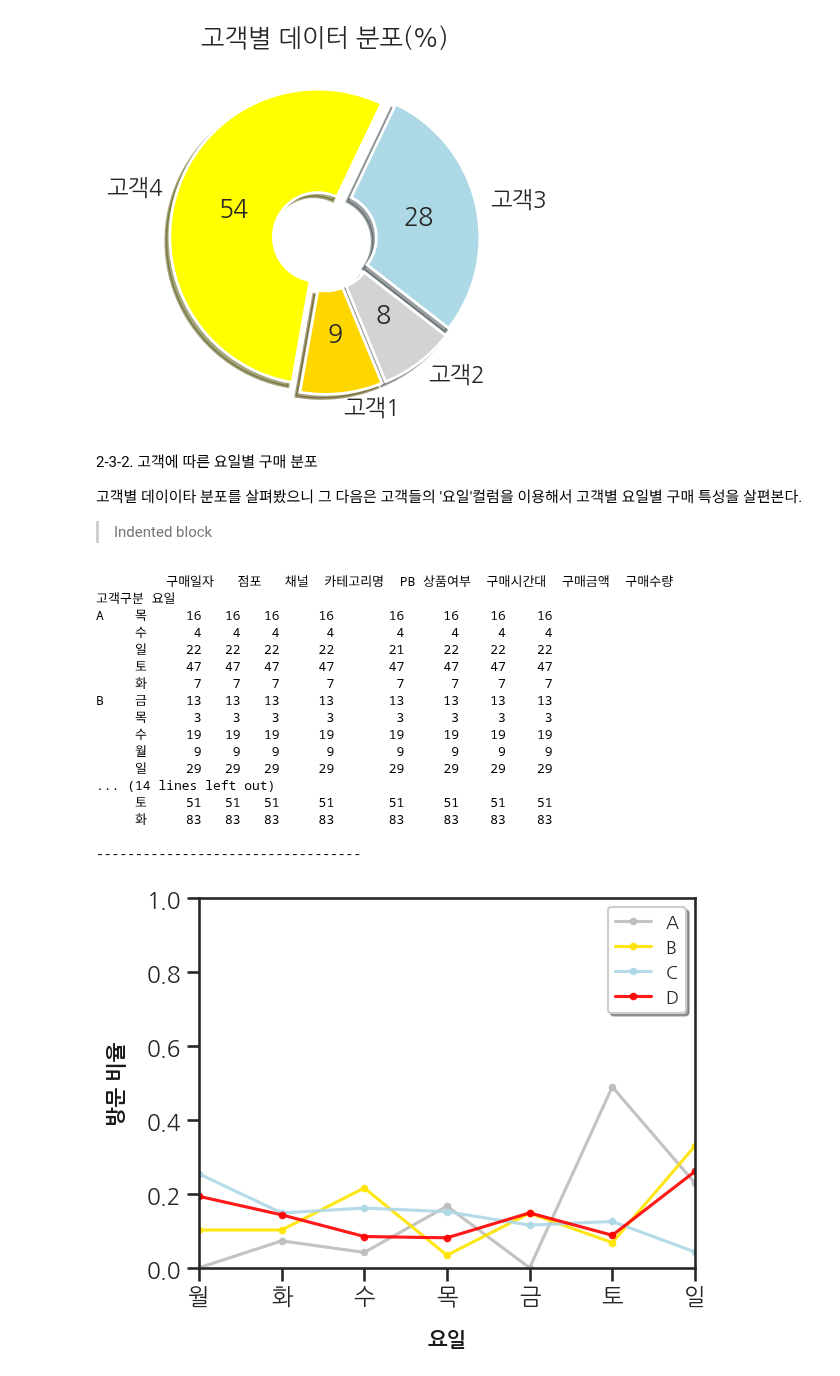
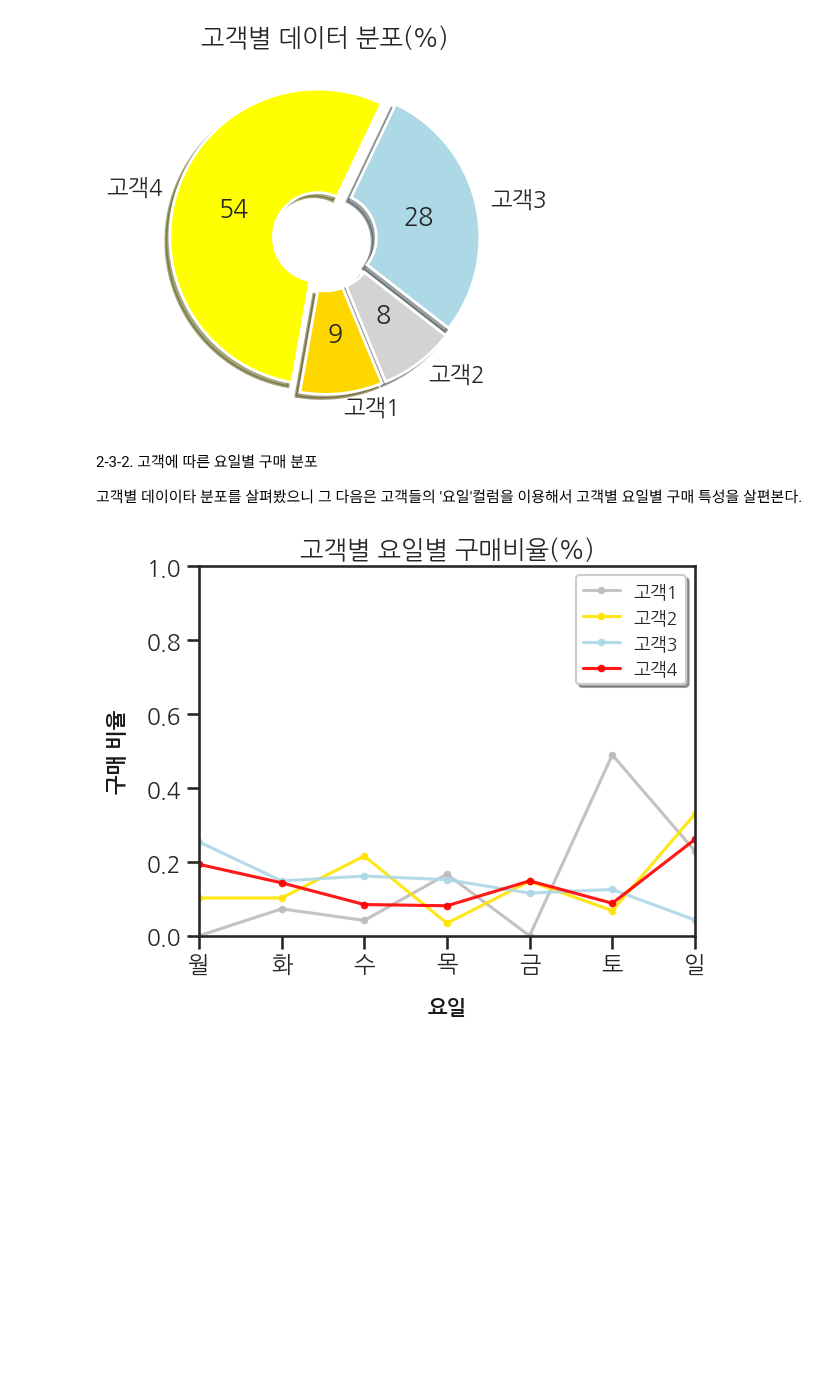
Before and after one commit to arkwith7/aSSIST_ML, a Jupyter notebook: 박형식_데이터_분석과제.ipynb, the cells around one changed output. Cells and saved outputs as stored; diff of their text form; code cells hidden in the pictures; blank space fills up the shorter version.

```diff
--- a/박형식_데이터_분석과제.ipynb
+++ b/박형식_데이터_분석과제.ipynb
@@ -134,63 +134,49 @@ plt.title("고객별 데이터 분포(%)");
 
 
 고객별 데이이타 분포를 살펴봤으니 그 다음은 고객들의 '요일'컬럼을 이용해서 고객별 요일별 구매 특성을 살편본다.
-
-> Indented block
 # %%
-print(df.groupby([df['고객구분'],df['요일']]).count())
+# print(df.groupby([df['고객구분'],df['요일']]).count())
+# print('\n----------------------------------\n')
 
-print('\n----------------------------------\n')
 day_map = {'월': 0, '화': 1, '수': 2, '목': 3, '금': 4, '토': 5, '일': 6}
 day_list = ['월', '화', '수', '목', '금', '토', '일']
+font = {'color': '#191919',
+       'size': 15,
+       'weight': 'bold'}
 
-def MakeDF(target, color):
+def MakeDF(target, label, color):
     target_df = df[df['고객구분'] == target]
     total_count = target_df['요일'].count()
 
     # 모든 요일에 대해 값을 초기화합니다.
     week_data = {i: 0 for i in range(7)}
 
     # 기존 데이터를 업데이트합니다.
     week_data.update(target_df['요일'].map(day_map).value_counts().to_dict())
 
     # 전체 건수로 나누어 백분율을 계산합니다.
     week_data = {k: v/total_count for k, v in week_data.items()}
 
     # 정렬된 인덱스를 기준으로 DataFrame을 생성합니다.
     tg_df = pd.DataFrame.from_dict(week_data, orient='index').sort_index()
 
     x_labels = [day_list[i] for i in tg_df.index]
     y_labels = tg_df[0]  # column name은 0입니다.
 
-    plt.plot(x_labels, y_labels, label=target, color=color, alpha=0.9, marker='.')
+    plt.plot(x_labels, y_labels, label=label, color=color, alpha=0.9, marker='.')
 
-MakeDF('A', '#BDBDBD')
-MakeDF('B', '#FFE400')
-MakeDF('C', 'lightblue')
-MakeDF('D', 'red')
+# 'A', 'B', 'C', 'D'를 '고객1', '고객2', '고객3', '고객4'로 변경하여 호출합니다.
+MakeDF('A', '고객1', '#BDBDBD')
+MakeDF('B', '고객2', '#FFE400')
+MakeDF('C', '고객3', 'lightblue')
+MakeDF('D', '고객4', 'red')
 
+plt.title("고객별 요일별 구매비율(%)");
 plt.xlabel('요일', labelpad=15, fontdict=font, loc='center')
 plt.ylabel('구매 비율', labelpad=15, fontdict=font)
 plt.legend(ncol=1, fontsize=13, shadow=True)
-plt.axis([0, 6, 0, 1])
+plt.axis(['월', '일', 0, 1])
 
 plt.show()
 # %% [output]
-         구매일자   점포   채널  카테고리명  PB 상품여부  구매시간대  구매금액  구매수량
-고객구분 요일
-A    목     16   16   16     16       16     16    16    16
-     수      4    4    4      4        4      4     4     4
-     일     22   22   22     22       21     22    22    22
-     토     47   47   47     47       47     47    47    47
-     화      7    7    7      7        7      7     7     7
-B    금     13   13   13     13       13     13    13    13
-     목      3    3    3      3        3      3     3     3
-     수     19   19   19     19       19     19    19    19
-     월      9    9    9      9        9      9     9     9
-     일     29   29   29     29       29     29    29    29
-... (14 lines left out)
-     토     51   51   51     51       51     51    51    51
-     화     83   83   83     83       83     83    83    83
-
-----------------------------------
-[figure, old version]
+[figure, new version]
```
Also changed, not shown: parts of 4 cells of this notebook.
